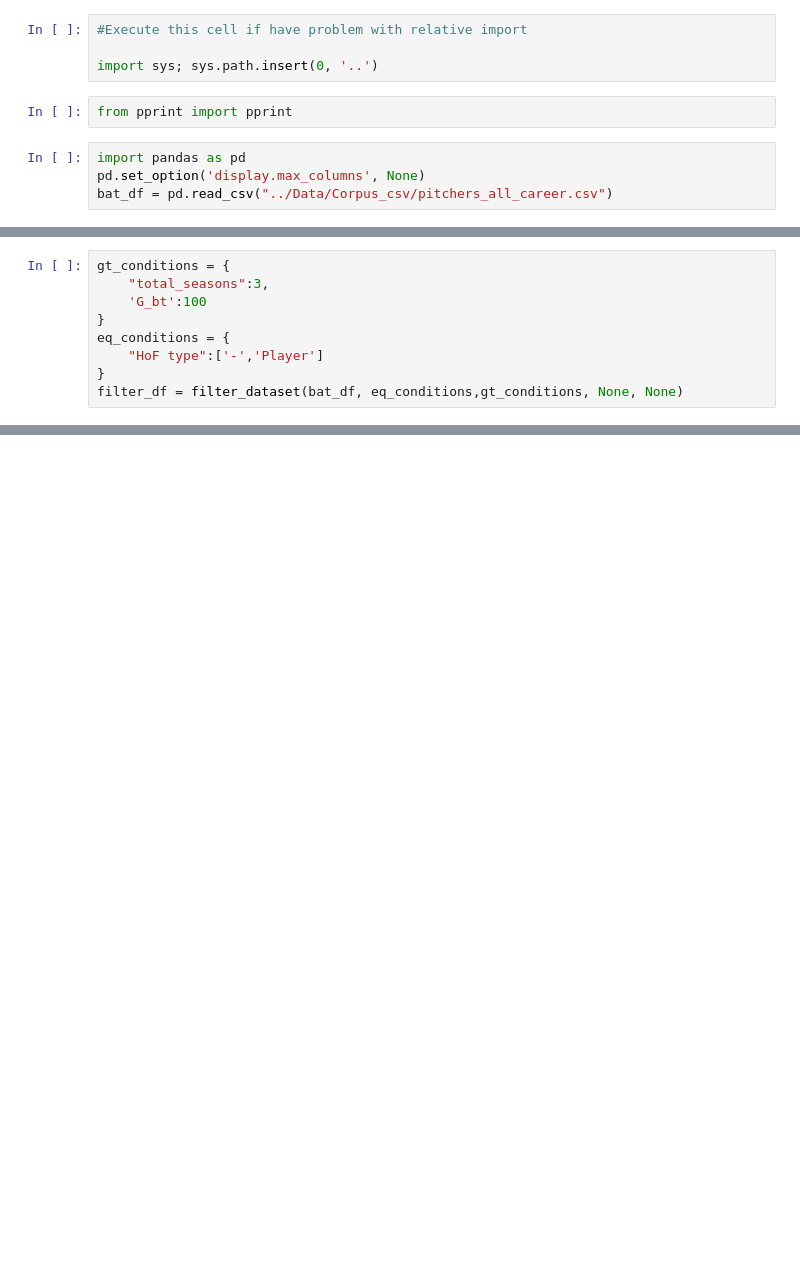
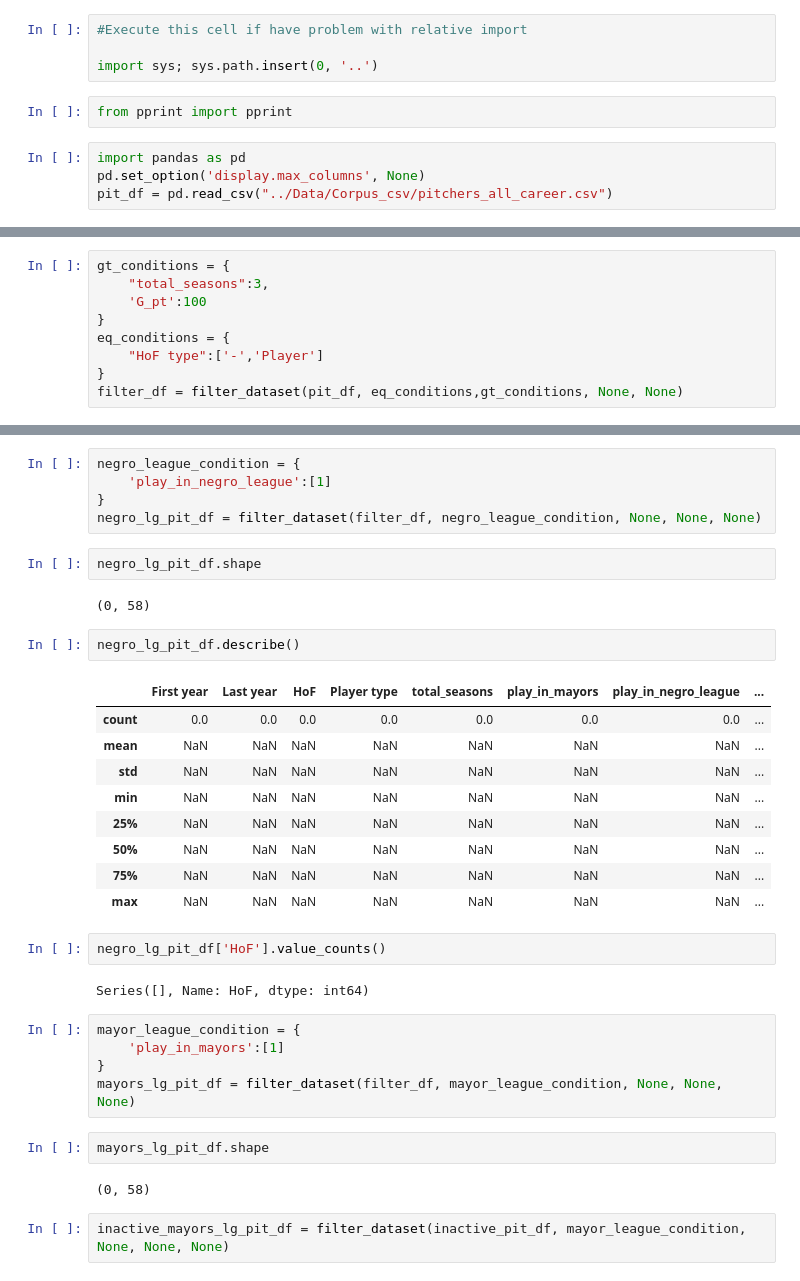
Before and after one commit to abel1927/DJ-MLB-Hall-Fame, a Jupyter notebook: ModelsA/modelsB.ipynb, the cells around one changed output, grey strips where cells are left out. Saved outputs shown, nothing was run; the diff lists cells and outputs as text; blank space fills up the shorter version.

```diff
--- a/ModelsA/modelsB.ipynb
+++ b/ModelsA/modelsB.ipynb
@@ -7,5 +7,5 @@ from pprint import pprint
 # %%
 import pandas as pd
 pd.set_option('display.max_columns', None)
-bat_df = pd.read_csv("../Data/Corpus_csv/pitchers_all_career.csv")
+pit_df = pd.read_csv("../Data/Corpus_csv/pitchers_all_career.csv")
 # %%
@@ -30,9 +28,9 @@ ModuleNotFoundError: No module named 'sklearn'
 # %%
 gt_conditions = {
     "total_seasons":3,
-    'G_bt':100
+    'G_pt':100
 }
 eq_conditions = {
     "HoF type":['-','Player']
 }
-filter_df = filter_dataset(bat_df, eq_conditions,gt_conditions, None, None)
+filter_df = filter_dataset(pit_df, eq_conditions,gt_conditions, None, None)
@@ -38,0 +66,36 @@ filter_df = filter_dataset(bat_df, eq_conditions,gt_conditions, None, None)
+# %%
+negro_league_condition = {
+    'play_in_negro_league':[1]
+}
+negro_lg_pit_df = filter_dataset(filter_df, negro_league_condition, None, None, None)
+# %%
+negro_lg_pit_df.shape
+# %% [output]
+(0, 58)
+# %%
+negro_lg_pit_df.describe()
+# %% [output]
+|  | First year | Last year | HoF | Player type | total_seasons | play_in_mayors | play_in_negro_league | ... |
+| count | 0.0 | 0.0 | 0.0 | 0.0 | 0.0 | 0.0 | 0.0 | ... |
+| mean | NaN | NaN | NaN | NaN | NaN | NaN | NaN | ... |
+| std | NaN | NaN | NaN | NaN | NaN | NaN | NaN | ... |
+| min | NaN | NaN | NaN | NaN | NaN | NaN | NaN | ... |
+| 25% | NaN | NaN | NaN | NaN | NaN | NaN | NaN | ... |
+| 50% | NaN | NaN | NaN | NaN | NaN | NaN | NaN | ... |
+| 75% | NaN | NaN | NaN | NaN | NaN | NaN | NaN | ... |
+| max | NaN | NaN | NaN | NaN | NaN | NaN | NaN | ... |
+# %%
+negro_lg_pit_df['HoF'].value_counts()
+# %% [output]
+Series([], Name: HoF, dtype: int64)
+# %%
+mayor_league_condition = {
+    'play_in_mayors':[1]
+}
+mayors_lg_pit_df = filter_dataset(filter_df, mayor_league_condition, None, None, None)
+# %%
+mayors_lg_pit_df.shape
+# %% [output]
+(0, 58)
+# %%
+inactive_mayors_lg_pit_df = filter_dataset(inactive_pit_df, mayor_league_condition, None, None, None)
```
Also changed, not shown: parts of 15 cells of this notebook, 2 other files.
